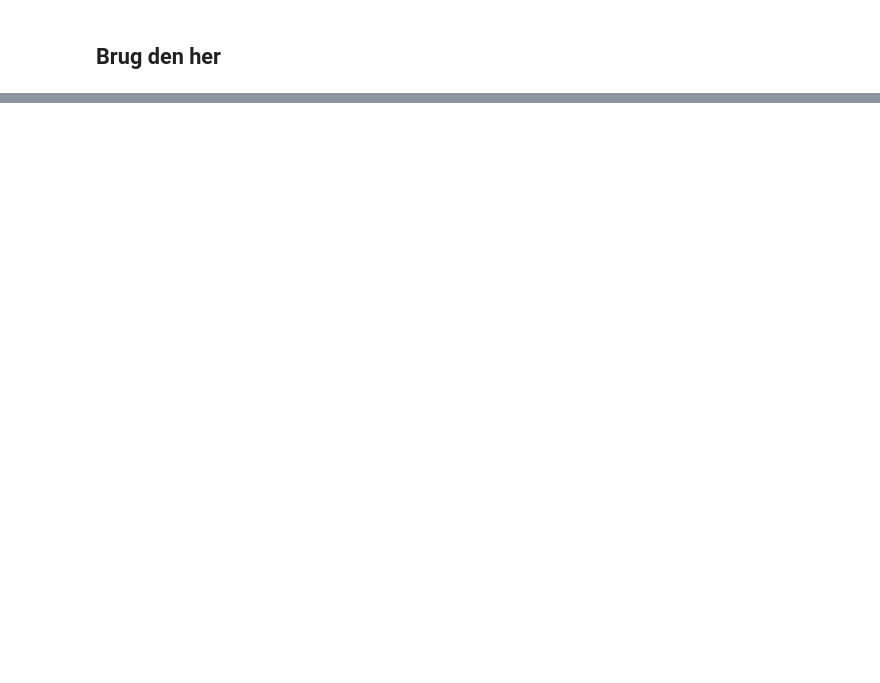
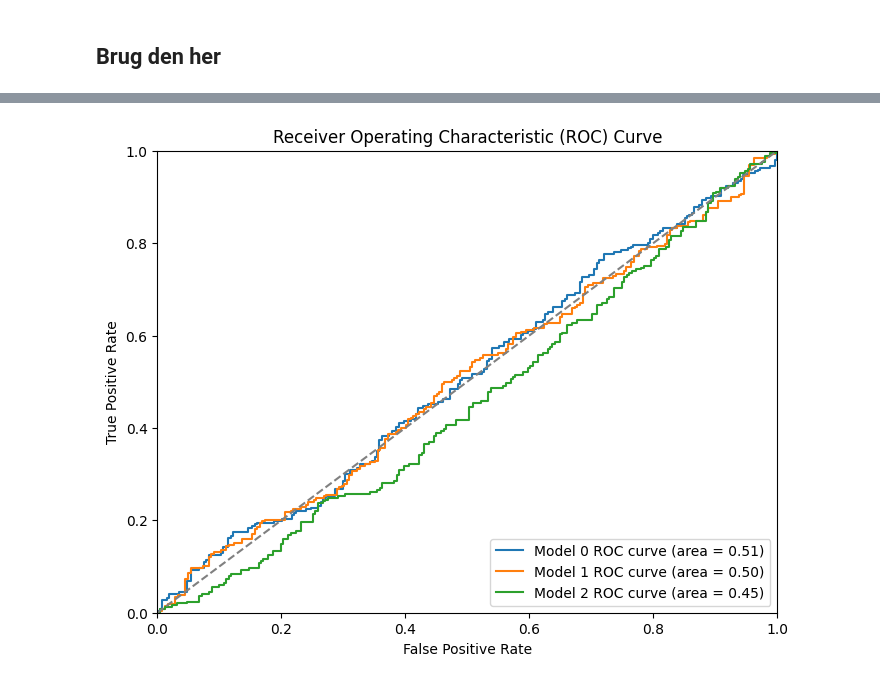
Before and after one commit to wkandersen/02445-HeartSurgery, a Jupyter notebook: ann with torch.ipynb, the cells around one changed output, grey strips where cells are left out. Saved outputs shown, nothing was run; the diff lists cells and outputs as text; code cells hidden in the pictures; blank space fills up the shorter version.

```diff
--- a/ann with torch.ipynb
+++ b/ann with torch.ipynb
@@ -642,0 +966,39 @@ AUC Score: 0.53
+# %%
+import torch
+import numpy as np
+import matplotlib.pyplot as plt
+from sklearn.metrics import roc_curve, roc_auc_score
+
+def evaluate_roc_auc(models, loaders):
+    plt.figure(figsize=(8, 6))
+
+    for i, (model, loader) in enumerate(zip(models, loaders)):
+        model.eval()
+        all_probs = []
+        all_labels = []
+        with torch.no_grad():
+            for images, labels in loader:
+                outputs = model(images)
+                probs = torch.softmax(outputs, dim=1)[:, 1]  # Assuming binary classification
+                all_probs.extend(probs.cpu().numpy())
+                all_labels.extend(labels.cpu().numpy())
+
+        fpr, tpr, thresholds = roc_curve(all_labels, all_probs)
+        auc_score = roc_auc_score(all_labels, all_probs)
+
+        plt.plot(fpr, tpr, label=f'Model {i} ROC curve (area = {auc_score:.2f})')
+
+    plt.plot([0, 1], [0, 1], color='grey', linestyle='--')
+    plt.xlim([0.0, 1.0])
+    plt.ylim([0.0, 1.0])
+    plt.xlabel('False Positive Rate')
+    plt.ylabel('True Positive Rate')
+    plt.title('Receiver Operating Characteristic (ROC) Curve')
+    plt.legend(loc="lower right")
+    plt.show()
+
+# Example usage
+# Assuming model0 and model1 are your models and holdout_loader0 and holdout_loader1 are the corresponding loaders
+evaluate_roc_auc(models, loaders)
+# %% [output]
+[figure, added]
```
Also changed, not shown: parts of 13 cells of this notebook, 1 other file.
